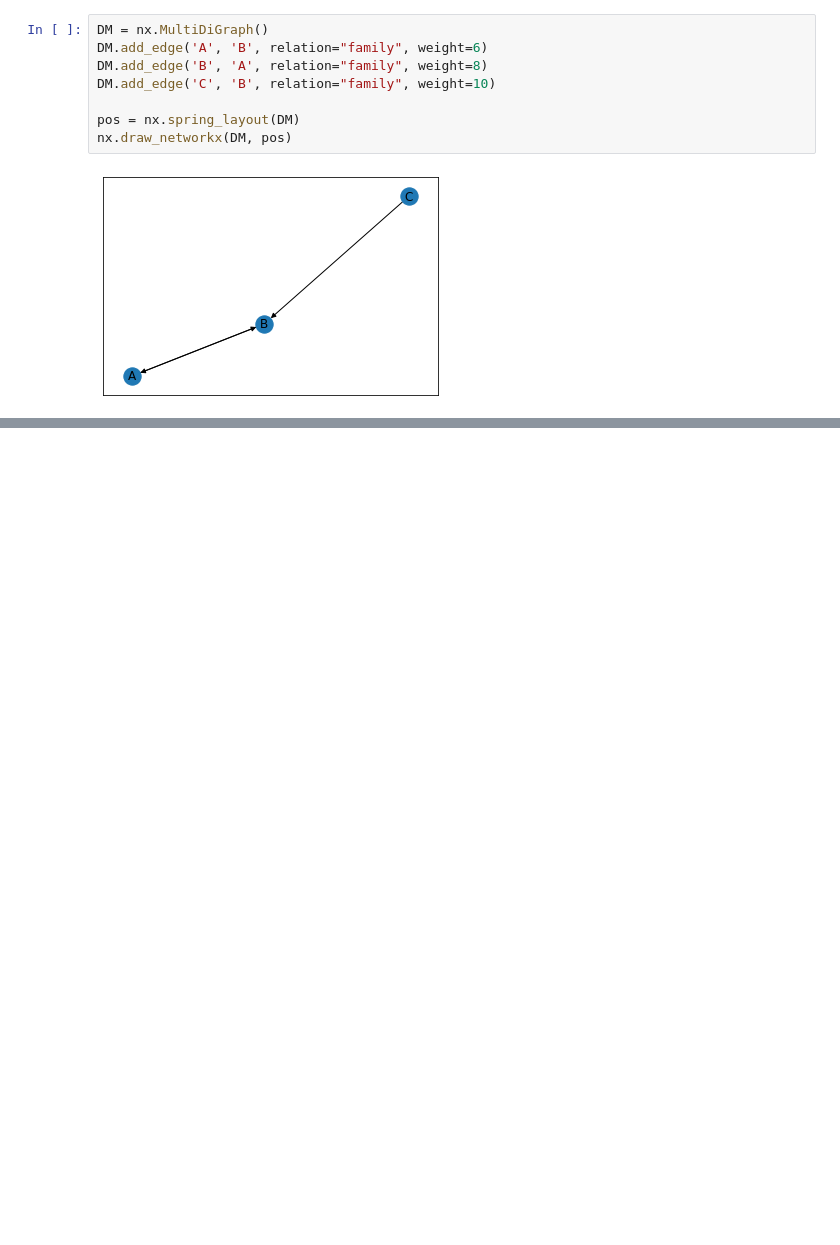
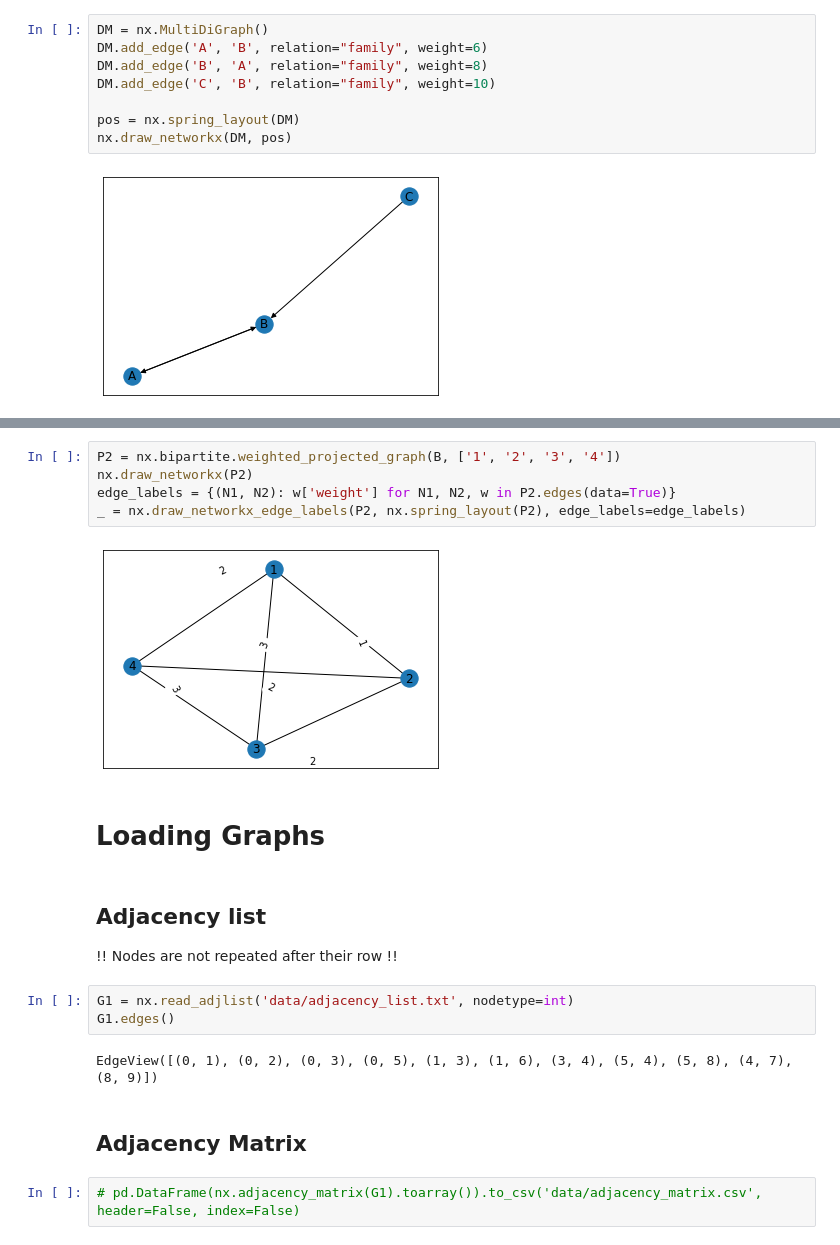
Before and after one commit to Siliam/social_network_analysis, a Jupyter notebook: networkx/Nodes and Edges - NetworkX.ipynb, the cells around one changed output, grey strips where cells are left out. Cells and saved outputs as stored; diff of their text form; blank space fills up the shorter version.

```diff
--- a/networkx/Nodes and Edges - NetworkX.ipynb
+++ b/networkx/Nodes and Edges - NetworkX.ipynb
@@ -254,0 +289,22 @@ nx.bipartite.sets(B)
+# %%
+P2 = nx.bipartite.weighted_projected_graph(B, ['1', '2', '3', '4'])
+nx.draw_networkx(P2)
+edge_labels = {(N1, N2): w['weight'] for N1, N2, w in P2.edges(data=True)}
+_ = nx.draw_networkx_edge_labels(P2, nx.spring_layout(P2), edge_labels=edge_labels)
+# %% [output]
+[figure, added]
+# %% [markdown]
+# Loading Graphs
+# %% [markdown]
+## Adjacency list
+
+!! Nodes are not repeated after their row !!
+# %%
+G1 = nx.read_adjlist('data/adjacency_list.txt', nodetype=int)
+G1.edges()
+# %% [output]
+EdgeView([(0, 1), (0, 2), (0, 3), (0, 5), (1, 3), (1, 6), (3, 4), (5, 4), (5, 8), (4, 7), (8, 9)])
+# %% [markdown]
+## Adjacency Matrix
+# %%
+# pd.DataFrame(nx.adjacency_matrix(G1).toarray()).to_csv('data/adjacency_matrix.csv', header=False, index=False)
```
Also changed, not shown: parts of 68 cells of this notebook.
